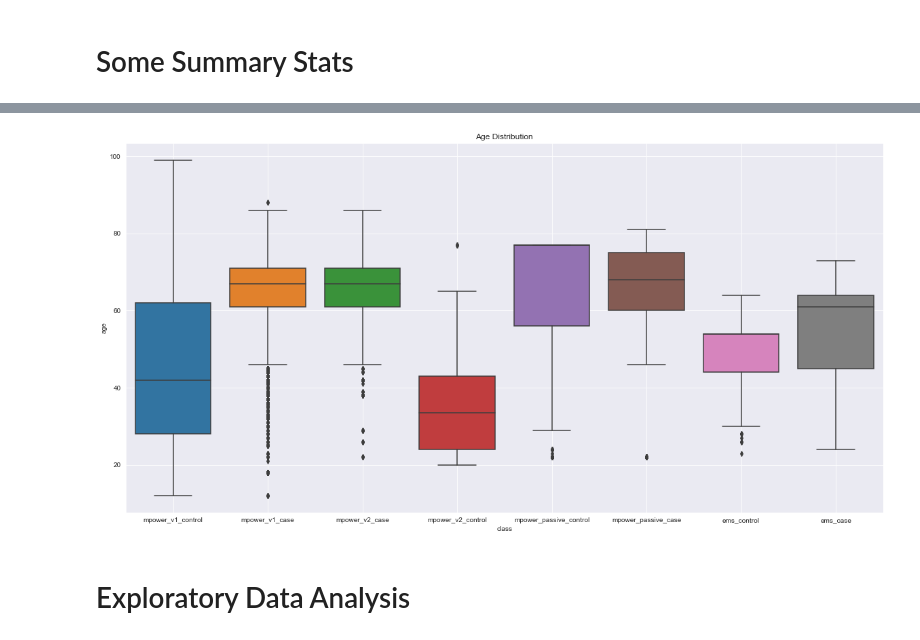
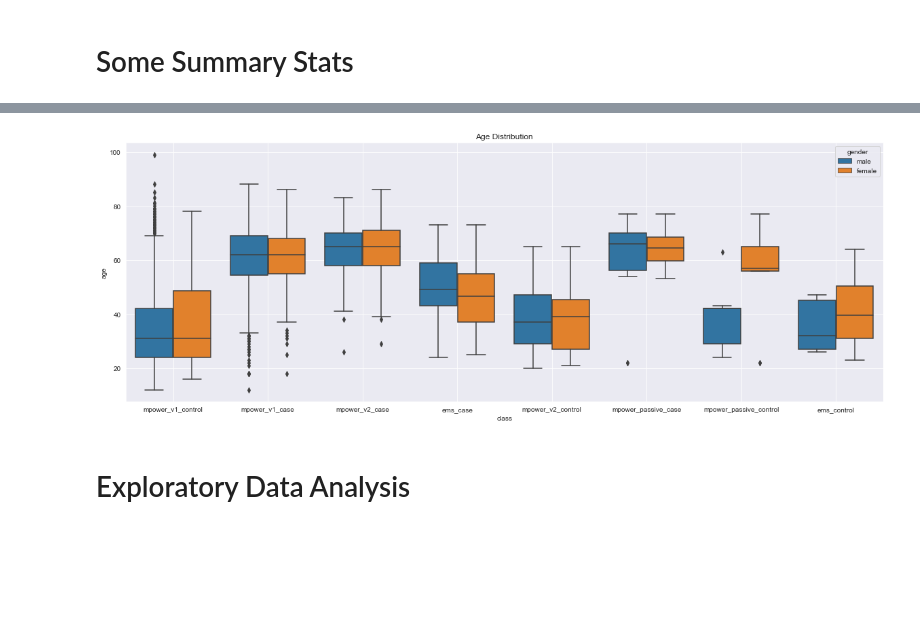
Before and after one commit to arytontediarjo/mPower-Analysis, a Jupyter notebook: Notebooks/Organized_Notebooks/01.distributions_gait_user.ipynb, the cells around one changed output, grey strips where cells are left out. Cells and saved outputs as stored; diff of their text form; code cells hidden in the pictures; blank space fills up the shorter version.

```diff
--- a/Notebooks/Organized_Notebooks/01.distributions_gait_user.ipynb
+++ b/Notebooks/Organized_Notebooks/01.distributions_gait_user.ipynb
@@ -106,12 +104,12 @@ Number of cases       : 1823
 # %%
 fig, axes = plt.subplots(nrows = 1, ncols = 1)
 
-sns.boxplot(y = data["age"], x = data["class"], ax = axes)
+sns.boxplot(y = max_grouped_data["age"], x = max_grouped_data["class"], hue = max_grouped_data["gender"], ax = axes)
 axes.set_title("Age Distribution")
-axes.figure.set_size_inches(20,10)
+axes.figure.set_size_inches(20,7)
 axes.grid()
 # %% [output]
-[figure, old version]
+[figure, new version]
 # %% [markdown]
 # Exploratory Data Analysis
 # %% [markdown]
```
Also changed, not shown: parts of 6 cells of this notebook, 7 other files.
